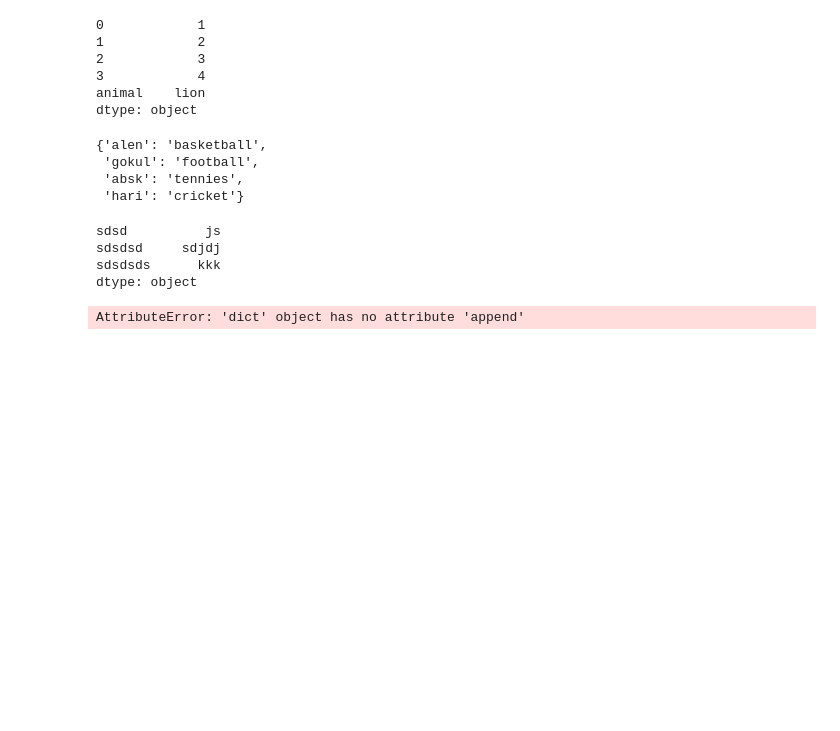
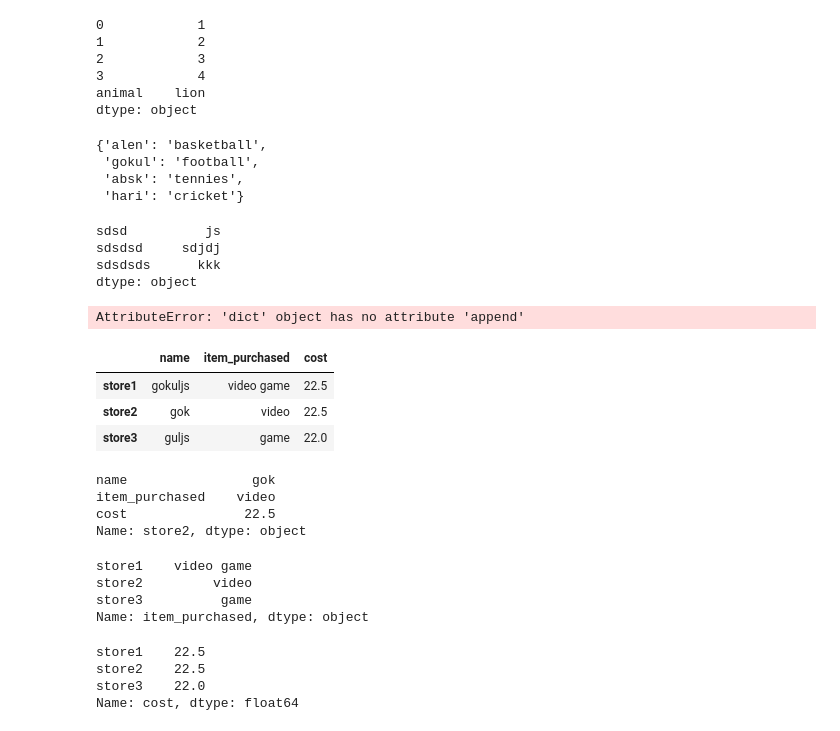
Before and after one commit to gokuljs/Machine-Learning-Andrew-Ng, a Jupyter notebook: introduction to data science in python/pandas.ipynb, the cells around one changed output. Drawn from its saved outputs; the diff is of its cells as text; code cells hidden in the pictures; blank space fills up the shorter version.

```diff
--- a/introduction to data science in python/pandas.ipynb
+++ b/introduction to data science in python/pandas.ipynb
@@ -279,0 +286,45 @@ AttributeError: 'dict' object has no attribute 'append'
+# %%
+purchase1=pd.Series({
+    "name":"gokuljs",
+    "item_purchased":"video game",
+    "cost":22.50
+})
+purchase2=pd.Series({
+    "name":"gok",
+    "item_purchased":"video",
+    "cost":22.5
+})
+purchase3=pd.Series({
+    "name":"guljs",
+    "item_purchased":" game",
+    "cost":22.0
+})
+
+df=pd.DataFrame([purchase1,purchase2,purchase3],index=['store1','store2','store3'])
+df.head()
+# %% [output]
+|  | name | item_purchased | cost |
+| store1 | gokuljs | video game | 22.5 |
+| store2 | gok | video | 22.5 |
+| store3 | guljs | game | 22.0 |
+# %%
+df.loc['store2']
+# %% [output]
+name                gok
+item_purchased    video
+cost               22.5
+Name: store2, dtype: object
+# %%
+df["item_purchased"]
+# %% [output]
+store1    video game
+store2         video
+store3          game
+Name: item_purchased, dtype: object
+# %%
+df["cost"]
+# %% [output]
+store1    22.5
+store2    22.5
+store3    22.0
+Name: cost, dtype: float64
```
Also changed, not shown: parts of 19 cells of this notebook.
